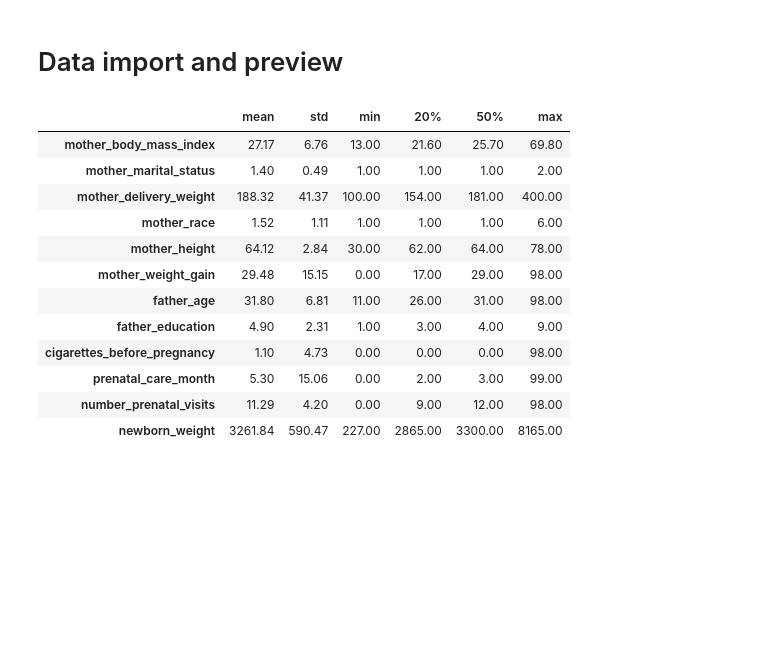
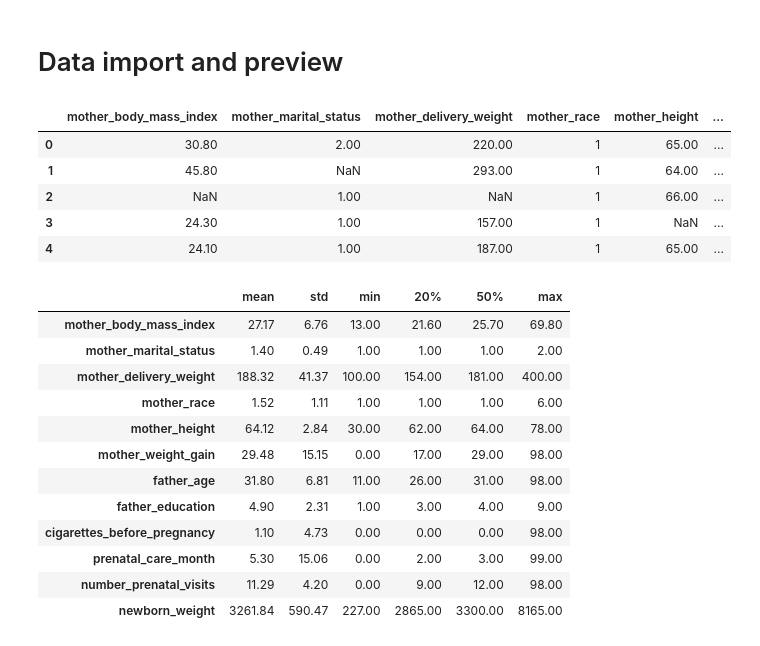
Before and after one commit to AlexWieli/ML_project, a Jupyter notebook: regression/regression.ipynb, the cells around one changed output. Drawn from its saved outputs; the diff is of its cells as text; code cells hidden in the pictures; blank space fills up the shorter version.

```diff
--- a/regression/regression.ipynb
+++ b/regression/regression.ipynb
@@ -11,7 +11,14 @@ import numpy as np
 dataset = pd.read_csv('C:/Users/olekw/Desktop/Studia/MAG 1 - WNE/12.ML/__Project/_data/newborn_train.csv')
 pd.options.display.float_format = '{:20.2f}'.format
 # %%
-#dataset.head(n=5)
+dataset.head(n=5)
+# %% [output]
+|  | mother_body_mass_index | mother_marital_status | mother_delivery_weight | mother_race | mother_height | ... |
+| 0 | 30.80 | 2.00 | 220.00 | 1 | 65.00 | ... |
+| 1 | 45.80 | NaN | 293.00 | 1 | 64.00 | ... |
+| 2 | NaN | 1.00 | NaN | 1 | 66.00 | ... |
+| 3 | 24.30 | 1.00 | 157.00 | 1 | NaN | ... |
+| 4 | 24.10 | 1.00 | 187.00 | 1 | 65.00 | ... |
 # %%
 dataset.describe(include=[np.number], percentiles=[.2]) \
     .transpose().drop('count', axis=1)
```
Also changed, not shown: parts of 3 cells of this notebook.
